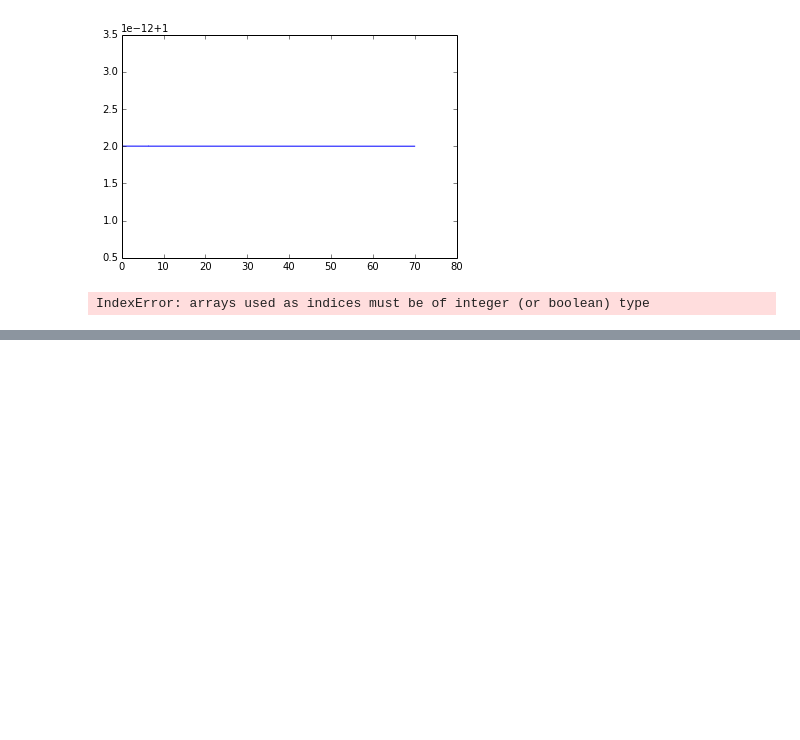
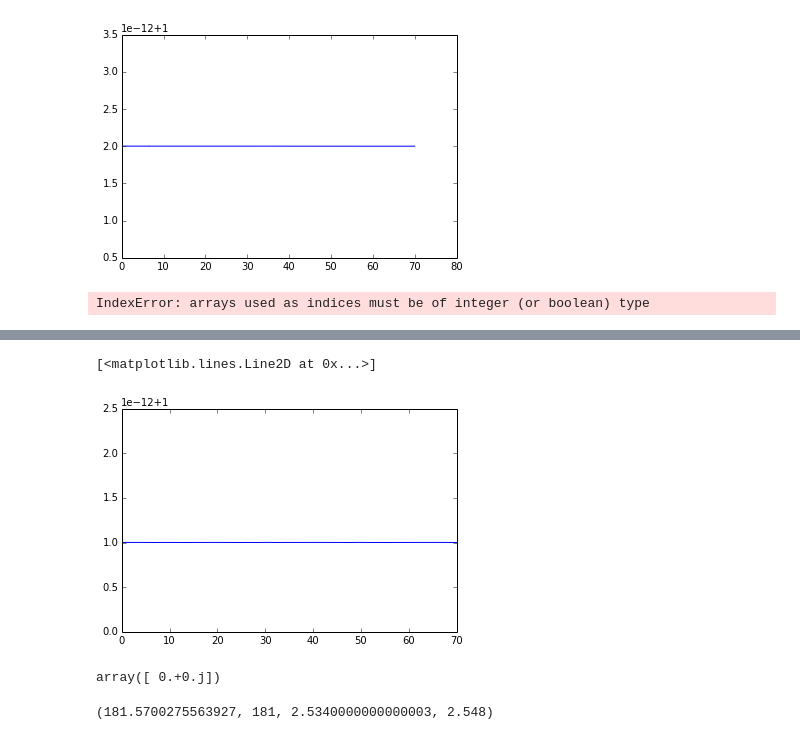
Before and after one commit to rahulporuri/project_work, a Jupyter notebook: inflation.ipynb, the cells around one changed output, grey strips where cells are left out. Cells and saved outputs as stored; diff of their text form; code cells hidden in the pictures; blank space fills up the shorter version.

```diff
--- a/inflation.ipynb
+++ b/inflation.ipynb
@@ -114,0 +149,9 @@ IndexError: arrays used as indices must be of integer (or boolean) type
+# %%
+plt.plot(numpy.arange(Ni,Nf+1), [1. +DDphi(N,phi(N),Dphi(N))/Dphi(N) for N in range(int(Nf)+1)])
+# %% [output]
+[<matplotlib.lines.Line2D at 0x...>]
+[figure, added]
+# %%
+numpy.zeros(1,dtype=complex)
+# %% [output]
+array([ 0.+0.j])
@@ -114,0 +195,4 @@ IndexError: arrays used as indices must be of integer (or boolean) type
+# %%
+(2.54198038578949765072641948787 - Ni)/step, int((2.54198038578949765072641948787 - Ni)/step), Ni +181*step, Ni +182*step
+# %% [output]
+(181.5700275563927, 181, 2.5340000000000003, 2.548)
```
Also changed, not shown: parts of 8 cells of this notebook, 1 other file.
